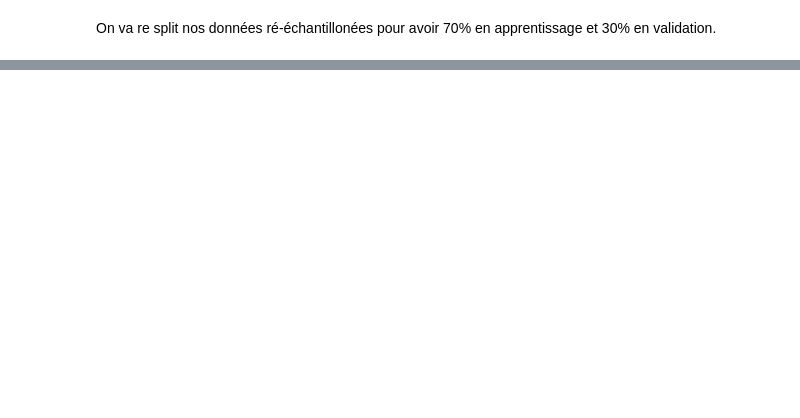
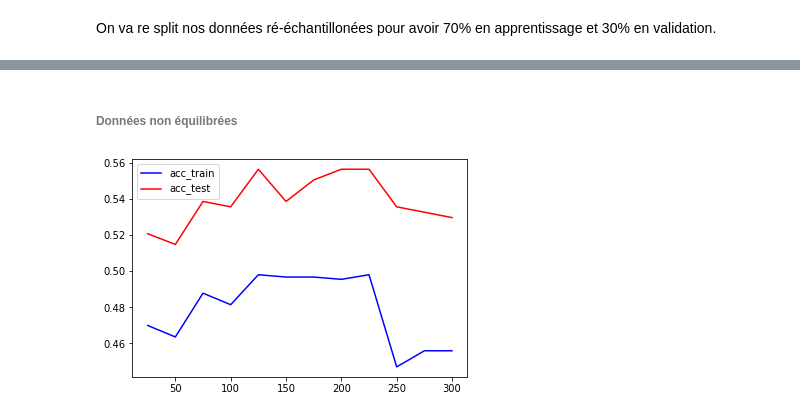
Before and after one commit to atchiasso/IAData_cours_2, a Jupyter notebook: Mini projet ensemble learning/notebook.ipynb, the cells around one changed output, grey strips where cells are left out. Drawn from its saved outputs; the diff is of its cells as text; code cells hidden in the pictures; blank space fills up the shorter version.

```diff
--- a/Mini projet ensemble learning/notebook.ipynb
+++ b/Mini projet ensemble learning/notebook.ipynb
@@ -440,0 +481,25 @@ np.mean(scores2)
+# %% [markdown]
+###### Données non équilibrées
+# %%
+n_estimators = [25, 50, 75, 100, 125, 150, 175, 200, 225, 250, 275, 300]
+accuracy_train = []
+
+for i in range(len(n_estimators)):
+    bagging = BaggingClassifier(base_estimator=MLPClassifier(early_stopping=True, hidden_layer_sizes=12), n_estimators=n_estimators[i], random_state=0)
+    model = bagging.fit(X_train1, y_train1)
+    accuracy_train.append(bagging.score(X_train1, y_train1))
+# %%
+n_estimators = [25, 50, 75, 100, 125, 150, 175, 200, 225, 250, 275, 300]
+accuracy_test = []
+
+for i in range(len(n_estimators)):
+    bagging = BaggingClassifier(base_estimator=MLPClassifier(early_stopping=True, hidden_layer_sizes=12), n_estimators=n_estimators[i], random_state=0)
+    model = bagging.fit(X_train1, y_train1)
+    accuracy_test.append(bagging.score(X_val, y_val))
+# %%
+pylab.plot(n_estimators, accuracy_train, '-b', label='acc_train')
+pylab.plot(n_estimators, accuracy_test, '-r', label='acc_test')
+pylab.legend(loc='upper left')
+pylab.show()
+# %% [output]
+[figure, added]
```
Also changed, not shown: parts of 18 cells of this notebook.
